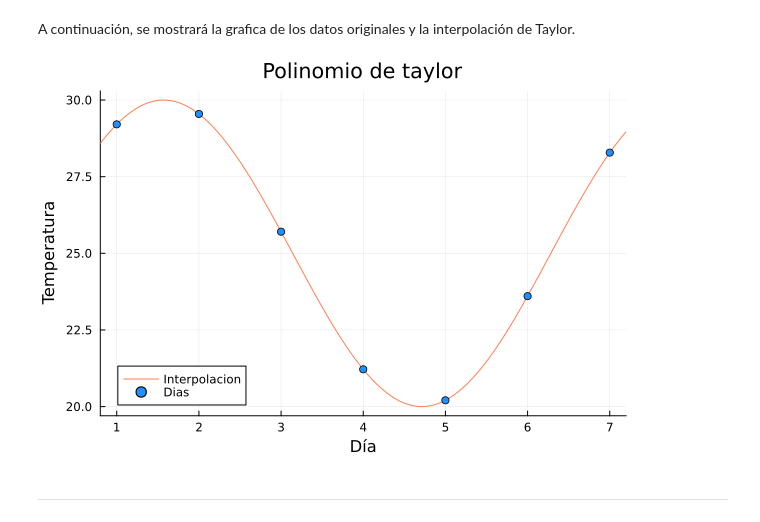
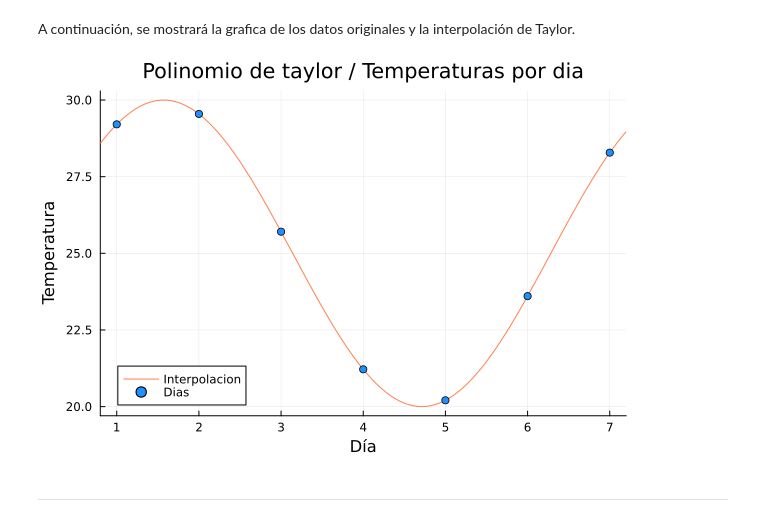
Before and after one commit to cesardarizaleta/Calculo-Grupal, a Jupyter notebook: Proyectos/PrediccionMeteorologica/interpolaciones.ipynb, the cells around one changed output. Cells and saved outputs as stored; diff of their text form; code cells hidden in the pictures.

```diff
--- a/Proyectos/PrediccionMeteorologica/interpolaciones.ipynb
+++ b/Proyectos/PrediccionMeteorologica/interpolaciones.ipynb
@@ -82,10 +82,10 @@ x^20*sin(1)/486580401635328000 - x^19*sin(1)/24329020081766400 - x^19*cos(1)/243
 # %% [markdown]
 A continuación, se mostrará la grafica de los datos originales y la interpolación de Taylor.
 # %%
-plot(taylor,title="Polinomio de taylor",xlims=(0.8,7.2),label="Interpolacion",xlabel="Día",ylabel="Temperatura",color=:coral)
+plot(taylor,title="Polinomio de taylor / Temperaturas por dia",xlims=(0.8,7.2),label="Interpolacion",xlabel="Día",ylabel="Temperatura",color=:coral)
 scatter!(ejex, ejey,marker=:circle,color=:dodgerblue,label="Dias")
 # %% [output]
-[figure, old version]
+[figure, new version]
 # %% [markdown]
 ---
 # %% [markdown]
```
